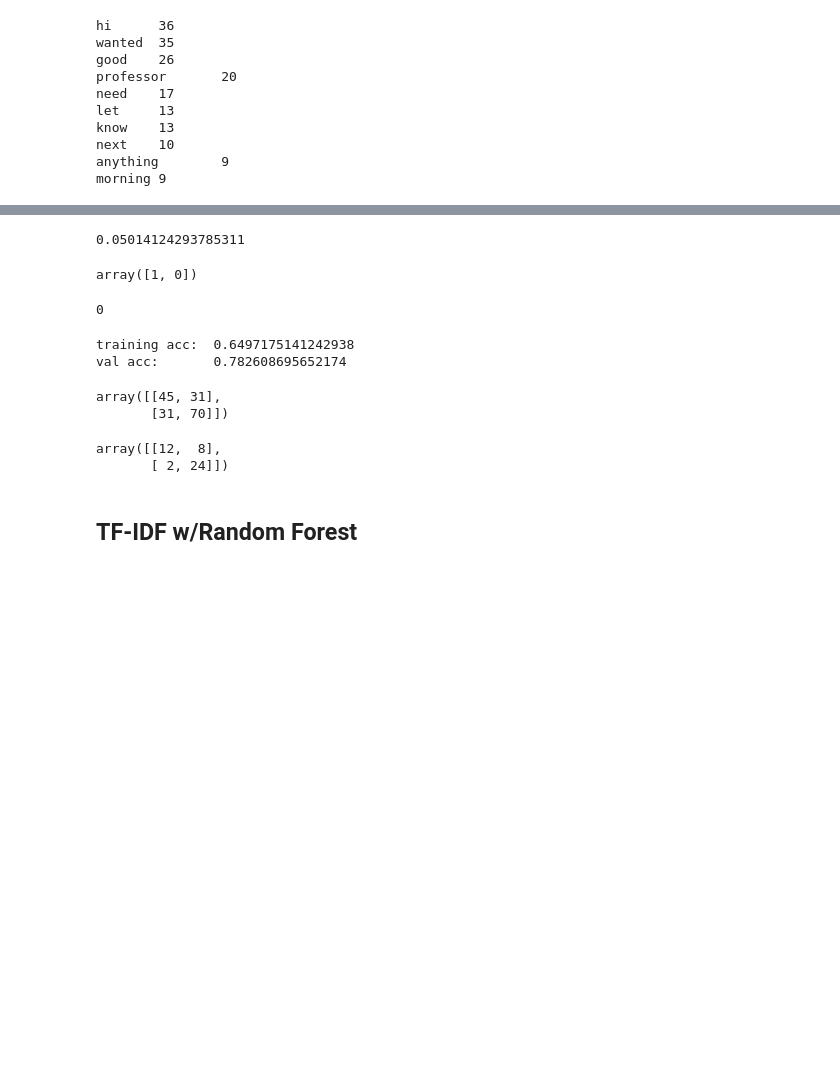
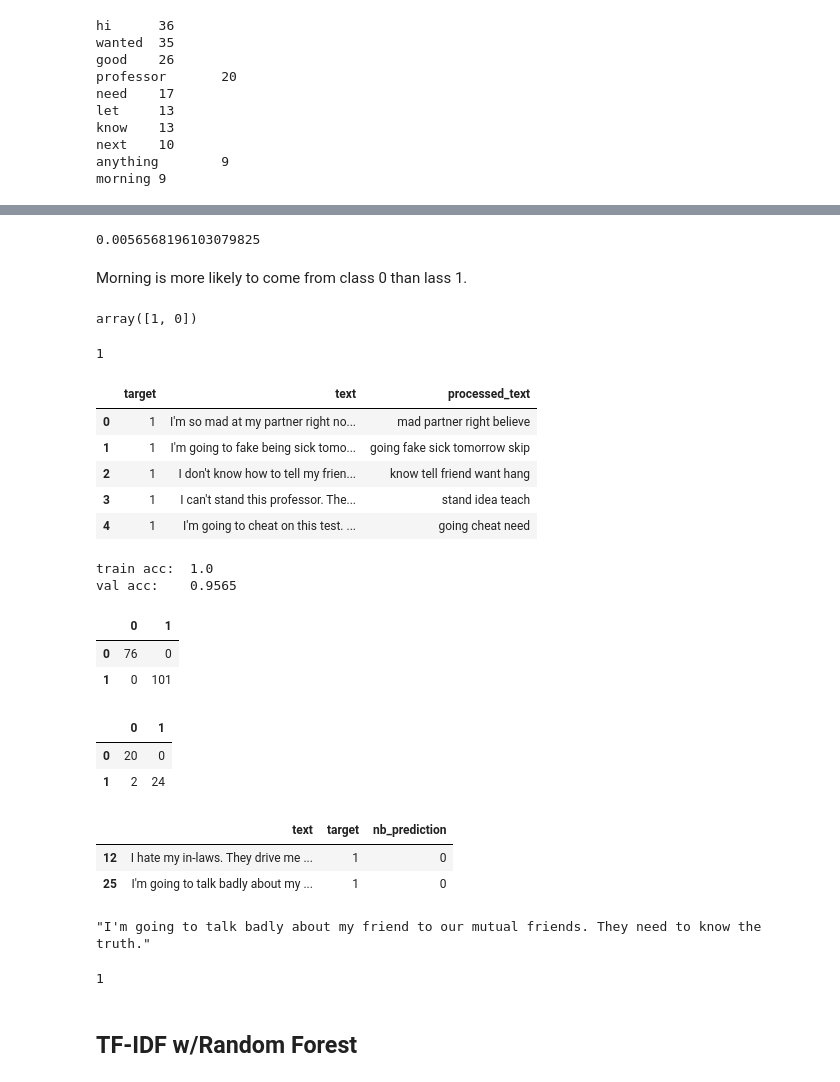
Before and after one commit to whettenr/text-checker-tutorial, a Jupyter notebook: TextConfirmationDetector.ipynb, the cells around one changed output, grey strips where cells are left out. Cells and saved outputs as stored; diff of their text form; code cells hidden in the pictures; blank space fills up the shorter version.

```diff
--- a/TextConfirmationDetector.ipynb
+++ b/TextConfirmationDetector.ipynb
@@ -238,7 +259,10 @@ def prob_wgt(word, target):
 # %%
-prob_wgt('the', 0)
+prob_wgt('morning', 0)
+# 0.0056568196103079825
 # %% [output]
-0.05014124293785311
+0.0056568196103079825
+# %% [markdown]
+Morning is more likely to come from class 0 than lass 1.
 # %%
 train_df.target.unique()
 # %% [output]
@@ -258,29 +286,65 @@ def predict_target(text):
     return 1
 # %%
-predict_target(val_df['processed_text'][0])
+predict_target("I hate you")
+
+# Class: 0
+# word: hate	 prob: 0.00000	 current nll: 18.89
+# word: you	 prob: 0.03897	 current nll: 22.13
+# Class: 1
+# word: hate	 prob: 0.00212	 current nll: 6.16
+# word: you	 prob: 0.01271	 current nll: 10.52
+# 1
 # %% [output]
-0
+1
+# %%
+val_df.head()
+# %% [output]
+|  | target | text | processed_text |
+| 0 | 1 | I'm so mad at my partner right no... | mad partner right believe |
+| 1 | 1 | I'm going to fake being sick tomo... | going fake sick tomorrow skip |
+| 2 | 1 | I don't know how to tell my frien... | know tell friend want hang |
+| 3 | 1 | I can't stand this professor. The... | stand idea teach |
+| 4 | 1 | I'm going to cheat on this test. ... | going cheat need |
 # %%
 train_df['nb_prediction'] = train_df.text.apply(predict_target)
 val_df['nb_prediction'] = val_df.text.apply(predict_target)
 # %%
-print('training acc: ', (train_df.target == train_df.nb_prediction).mean())
-print('val acc:      ', (val_df.target == val_df.nb_prediction).mean())
+print('train acc: ', (train_df.target == train_df.nb_prediction).mean().round(4))
+print('val acc:   ', (val_df.target == val_df.nb_prediction).mean().round(4))
+
+# train acc:  1.0
+# val acc:    0.9565
 # %% [output]
-training acc:  0.6497175141242938
-val acc:       0.782608695652174
+train acc:  1.0
+val acc:    0.9565
 # %%
 from sklearn.metrics import confusion_matrix
 
-confusion_matrix(train_df.target, train_df.nb_prediction)
+pd.DataFrame(confusion_matrix(train_df.target, train_df.nb_prediction))
 # %% [output]
-array([[45, 31],
-       [31, 70]])
+|  | 0 | 1 |
+| 0 | 76 | 0 |
+| 1 | 0 | 101 |
 # %%
-confusion_matrix(val_df.target, val_df.nb_prediction)
+pd.DataFrame(confusion_matrix(val_df.target, val_df.nb_prediction))
 # %% [output]
-array([[12,  8],
-       [ 2, 24]])
+|  | 0 | 1 |
+| 0 | 20 | 0 |
+| 1 | 2 | 24 |
+# %%
+val_df[val_df.target != val_df.nb_prediction][['text', 'target', 'nb_prediction']]
+# %% [output]
+|  | text | target | nb_prediction |
+| 12 | I hate my in-laws. They drive me ... | 1 | 0 |
+| 25 | I'm going to talk badly about my ... | 1 | 0 |
+# %%
+val_df[val_df.target != val_df.nb_prediction].text[25]
+# %% [output]
+"I'm going to talk badly about my friend to our mutual friends. They need to know the truth."
+# %%
+predict_target("I'm going to the gym")
+# %% [output]
+1
 # %% [markdown]
 ## TF-IDF w/Random Forest
 # %%
```
Also changed, not shown: parts of 22 cells of this notebook, 1 other file.
